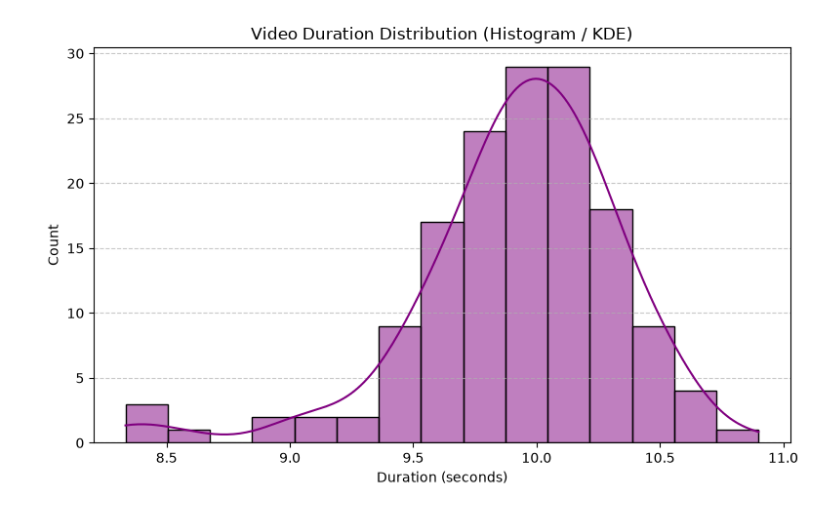
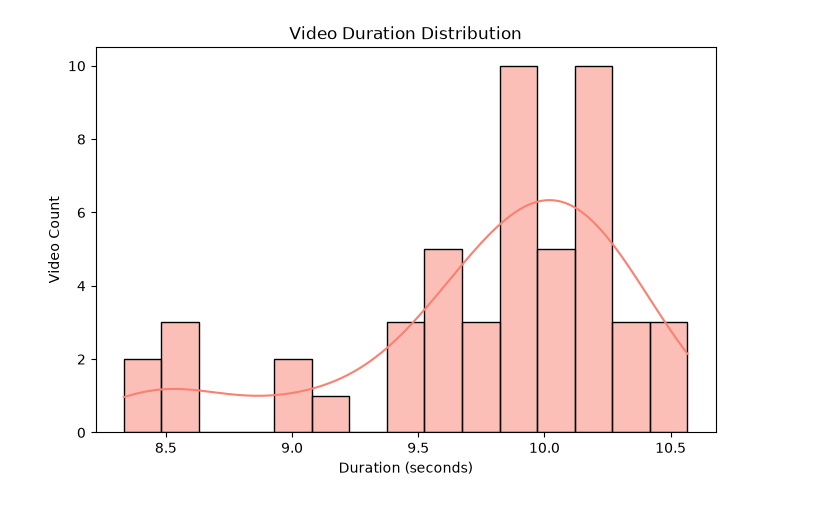
Before and after one commit to Amiralishahabi1384/incident-sentiment-analyzer, a Jupyter notebook: incident-sentiment-analyzer-20261029T081712Z-1-001/incident-sentiment-analyzer-20261029T081712Z-1-001/incident-sentiment-analyzer/notebooks/02_eda_and_sanity_check_v2.ipynb, the cells around one changed output. Drawn from its saved outputs; the diff is of its cells as text; code cells hidden in the pictures.

```diff
--- a/incident-sentiment-analyzer-20261029T081712Z-1-001/incident-sentiment-analyzer-20261029T081712Z-1-001/incident-sentiment-analyzer/notebooks/02_eda_and_sanity_check_v2.ipynb
+++ b/incident-sentiment-analyzer-20261029T081712Z-1-001/incident-sentiment-analyzer-20261029T081712Z-1-001/incident-sentiment-analyzer/notebooks/02_eda_and_sanity_check_v2.ipynb
@@ -62,19 +386,26 @@ plt.show()
-# %%
-# Cell 4: Video Duration Distribution (Histogram / KDE)
-video_meta = all_frames_df.drop_duplicates(subset=["video_id"])
-
-# Load actual duration from processed valid_videos.csv if available, or compute correctly
-df_valid_meta = pd.read_csv(PROCESSED_DIR / "valid_videos.csv")
-merged_meta = video_meta.merge(df_valid_meta[["video_id", "duration"]], on="video_id", how="left")
-
-plt.figure(figsize=(8, 5))
-sns.histplot(merged_meta["duration"], kde=True, color="purple", bins=15)
-plt.title("Video Duration Distribution (Histogram / KDE)")
-plt.xlabel("Duration (seconds)")
-plt.ylabel("Count")
-plt.grid(axis="y", linestyle="--", alpha=0.7)
-plt.tight_layout()
-plt.show()
-# %% [output]
-[figure, removed]
+# %%
+
+import pandas as pd
+import matplotlib.pyplot as plt
+import seaborn as sns
+from pathlib import Path
+
+csv_path = Path("../data/processed/valid_videos_v2.csv")
+if not csv_path.exists():
+    csv_path = Path("data/processed/valid_videos_v2.csv")
+
+df_valid = pd.read_csv(csv_path)
+
+if "duration" in df_valid.columns:
+    durations = df_valid["duration"].dropna()
+    plt.figure(figsize=(8, 5))
+    sns.histplot(durations, bins=15, kde=True, color="salmon")
+    plt.title("Video Duration Distribution")
+    plt.xlabel("Duration (seconds)")
+    plt.ylabel("Video Count")
+    plt.show()
+else:
+    print("Columns available:", df_valid.columns)
+# %% [output]
+[figure, added]
 # %%
```
Also changed, not shown: parts of 13 cells of this notebook, 3 other files.
